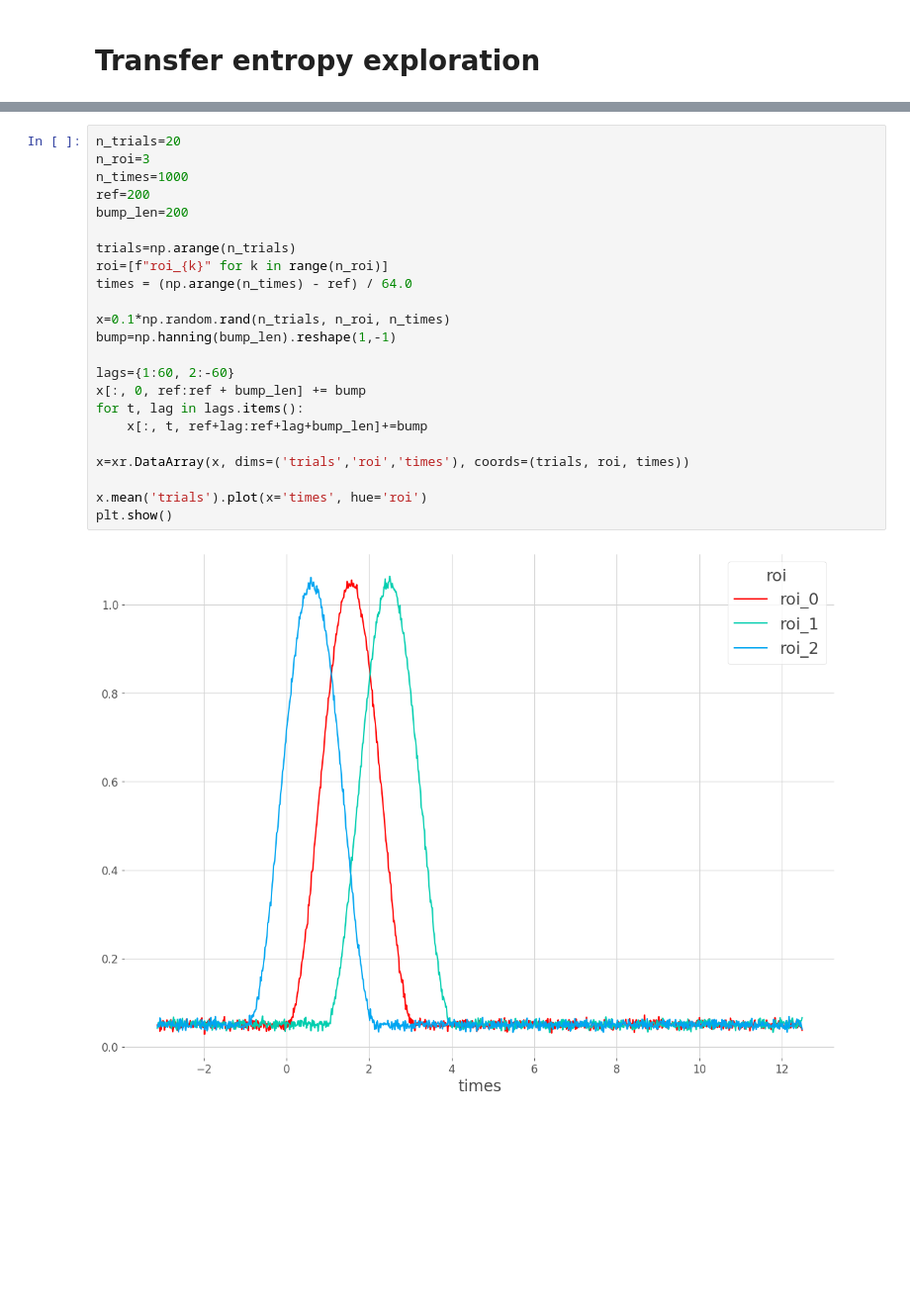
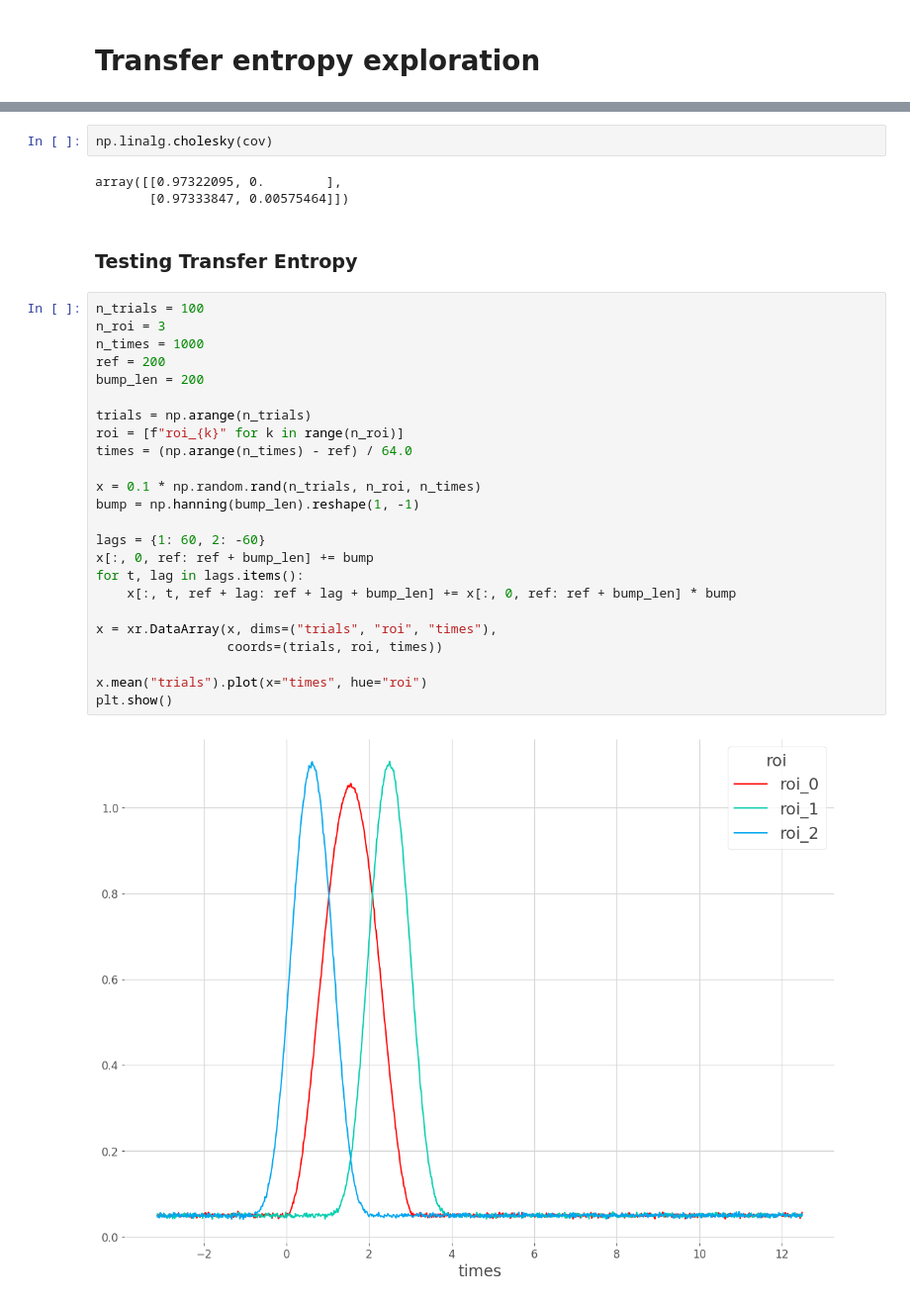
Before and after one commit to chrisferreyra13/itpg, a Jupyter notebook: notebooks/te_exploration.ipynb, the cells around one changed output, grey strips where cells are left out. Shown: that part at 99% size. Drawn from its saved outputs; the diff is of its cells as text; blank space fills up the shorter version.

```diff
--- a/notebooks/te_exploration.ipynb
+++ b/notebooks/te_exploration.ipynb
@@ -16,25 +38,33 @@ np.random.seed(0)
+# %%
+np.linalg.cholesky(cov)
+# %% [output]
+array([[0.97322095, 0.        ],
+       [0.97333847, 0.00575464]])
+# %% [markdown]
+### Testing Transfer Entropy
 # %%
-n_trials=20
-n_roi=3
-n_times=1000
-ref=200
-bump_len=200
+n_trials = 100
+n_roi = 3
+n_times = 1000
+ref = 200
+bump_len = 200
 
-trials=np.arange(n_trials)
-roi=[f"roi_{k}" for k in range(n_roi)]
+trials = np.arange(n_trials)
+roi = [f"roi_{k}" for k in range(n_roi)]
 times = (np.arange(n_times) - ref) / 64.0
 
-x=0.1*np.random.rand(n_trials, n_roi, n_times)
-bump=np.hanning(bump_len).reshape(1,-1)
+x = 0.1 * np.random.rand(n_trials, n_roi, n_times)
+bump = np.hanning(bump_len).reshape(1, -1)
 
-lags={1:60, 2:-60}
-x[:, 0, ref:ref + bump_len] += bump
+lags = {1: 60, 2: -60}
+x[:, 0, ref: ref + bump_len] += bump
 for t, lag in lags.items():
-    x[:, t, ref+lag:ref+lag+bump_len]+=bump
+    x[:, t, ref + lag: ref + lag + bump_len] += x[:, 0, ref: ref + bump_len] * bump
 
-x=xr.DataArray(x, dims=('trials','roi','times'), coords=(trials, roi, times))
+x = xr.DataArray(x, dims=("trials", "roi", "times"),
+                 coords=(trials, roi, times))
 
-x.mean('trials').plot(x='times', hue='roi')
+x.mean("trials").plot(x="times", hue="roi")
 plt.show()
 # %% [output]
-[figure, old version]
+[figure, new version]
```
Also changed, not shown: parts of 10 cells of this notebook, 2 other files.
